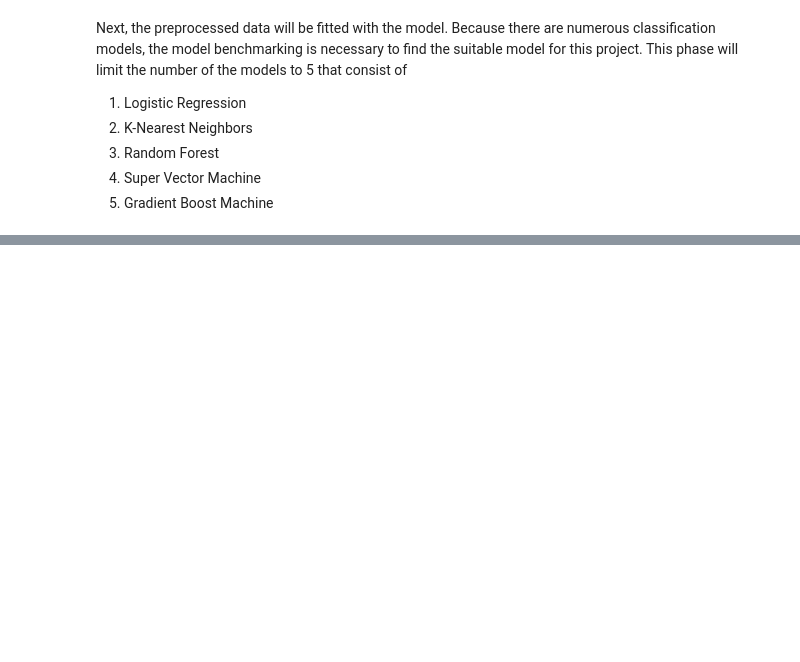
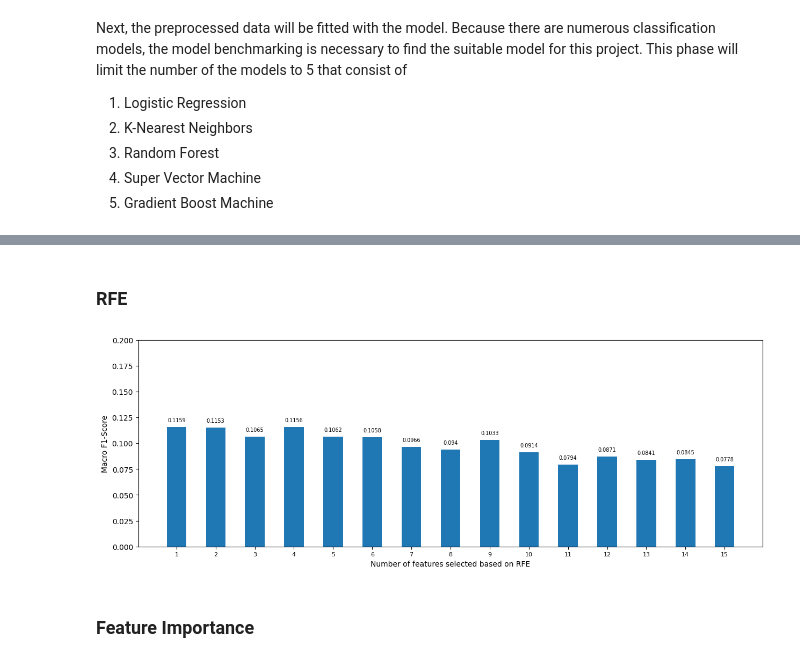
Before and after one commit to jasonmiracleg/Path-Finder, a Jupyter notebook: Jason.ipynb, the cells around one changed output, grey strips where cells are left out. Saved outputs shown, nothing was run; the diff lists cells and outputs as text; code cells hidden in the pictures; blank space fills up the shorter version.

Commit message:
Model Analysis

```diff
--- a/Jason.ipynb
+++ b/Jason.ipynb
@@ -389,4 +273,4 @@ from sklearn.svm import SVC
 from sklearn.metrics import accuracy_score, classification_report
 from sklearn.metrics import f1_score
 # %%
-X_train, X_test, y_train, y_test = train_test_split(pca_df, y, test_size=0.2, random_state=42)
+X_train, X_test, y_train, y_test = train_test_split(X_scaled, y, test_size=0.2, random_state=42)
@@ -514,0 +553,2 @@ Classification Report:
+# %% [markdown]
+### RFE
@@ -514,0 +558,44 @@ Classification Report:
+# %%
+rfe_macro_f1_score_list = []
+
+for k in range(1,16):
+    rfe_selector = RFE(estimator=randfor, n_features_to_select=k, step=1)
+    rfe_selector.fit(X_train, y_train)
+
+    # Transform the training and test data based on the selected features
+    sel_X_train = rfe_selector.transform(X_train)
+    sel_X_test = rfe_selector.transform(X_test)
+
+    # Fit the Random Forest model to the selected features
+    randfor.fit(sel_X_train, y_train)
+
+    # Make predictions on the test set
+    rfe_pred = randfor.predict(sel_X_test)
+
+    # Calculate the Macro F1-Score
+    rfe_score_macro_f1 = round(f1_score(y_test, rfe_pred, average='macro'), 4)
+
+    # Append the result to the list
+    rfe_macro_f1_score_list.append(rfe_score_macro_f1)
+# %%
+x = np.arange(1,16)
+y = rfe_macro_f1_score_list
+
+fig, ax = plt.subplots(figsize=(15,5))
+
+ax.bar(x, y, width =0.5)
+ax.set_xlabel('Number of features selected based on RFE')
+ax.set_ylabel('Macro F1-Score')
+ax.set_ylim(0, 0.2)
+ax.set_xticks(np.arange(1,16))
+ax.set_xticklabels(np.arange(1,16), fontsize=8)
+
+for i, v in enumerate(y):
+    plt.text(x=i+1, y=v+0.005, s=str(v), ha='center', fontsize=7)
+
+
+plt.show()
+# %% [output]
+[figure, added]
+# %% [markdown]
+### Feature Importance
```
Also changed, not shown: parts of 51 cells of this notebook.
